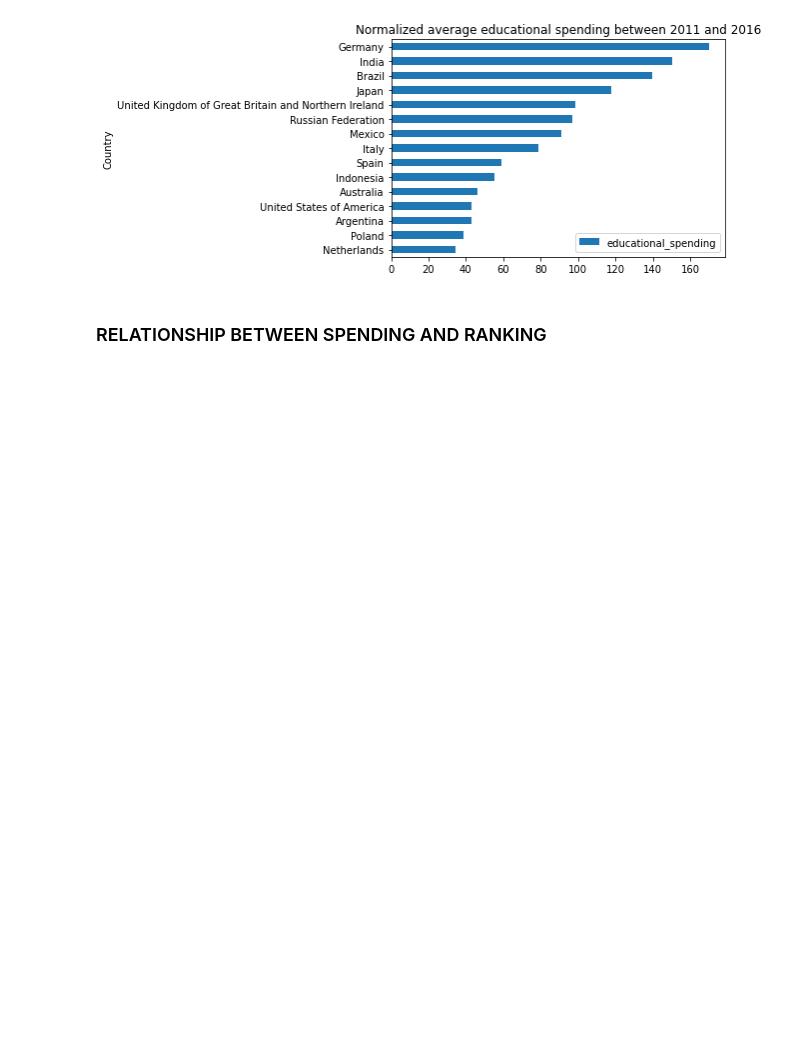
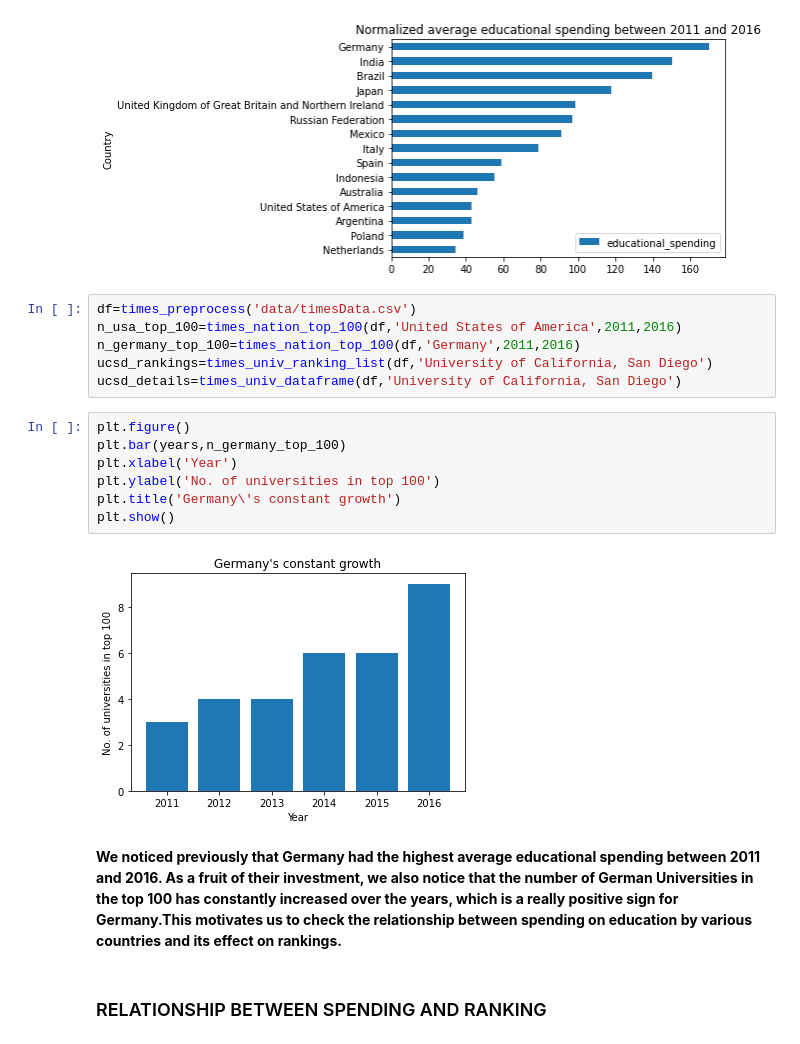
Before and after one commit to aarthy-22/ece-143, a Jupyter notebook: notebook/university_ranking_analysis.ipynb, the cells around one changed output. Drawn from its saved outputs; the diff is of its cells as text; blank space fills up the shorter version.

```diff
--- a/notebook/university_ranking_analysis.ipynb
+++ b/notebook/university_ranking_analysis.ipynb
@@ -81,6 +71,23 @@ x.sort_values(by='educational_spending', ascending=False)[:15][::-1].plot(kind='
 # %% [output]
 <AxesSubplot:title={'center':'Normalized average educational spending between 2011 and 2016'}, ylabel='Country'>
 [figure]
+# %%
+df=times_preprocess('data/timesData.csv')
+n_usa_top_100=times_nation_top_100(df,'United States of America',2011,2016)
+n_germany_top_100=times_nation_top_100(df,'Germany',2011,2016)
+ucsd_rankings=times_univ_ranking_list(df,'University of California, San Diego')
+ucsd_details=times_univ_dataframe(df,'University of California, San Diego')
+# %%
+plt.figure()
+plt.bar(years,n_germany_top_100)
+plt.xlabel('Year')
+plt.ylabel('No. of universities in top 100')
+plt.title('Germany\'s constant growth')
+plt.show()
+# %% [output]
+[figure, added]
+# %% [markdown]
+**We noticed previously that Germany had the highest average educational spending between 2011 and 2016. As a fruit of their investment, we also notice that the number of German Universities in the top 100 has constantly increased over the years, which is a really positive sign for Germany.This motivates us to check the relationship between spending on education by various countries and its effect on rankings.**
 # %% [markdown]
 ### RELATIONSHIP BETWEEN SPENDING AND RANKING ###
 # %% [markdown]
```
Also changed, not shown: parts of 8 cells of this notebook.
